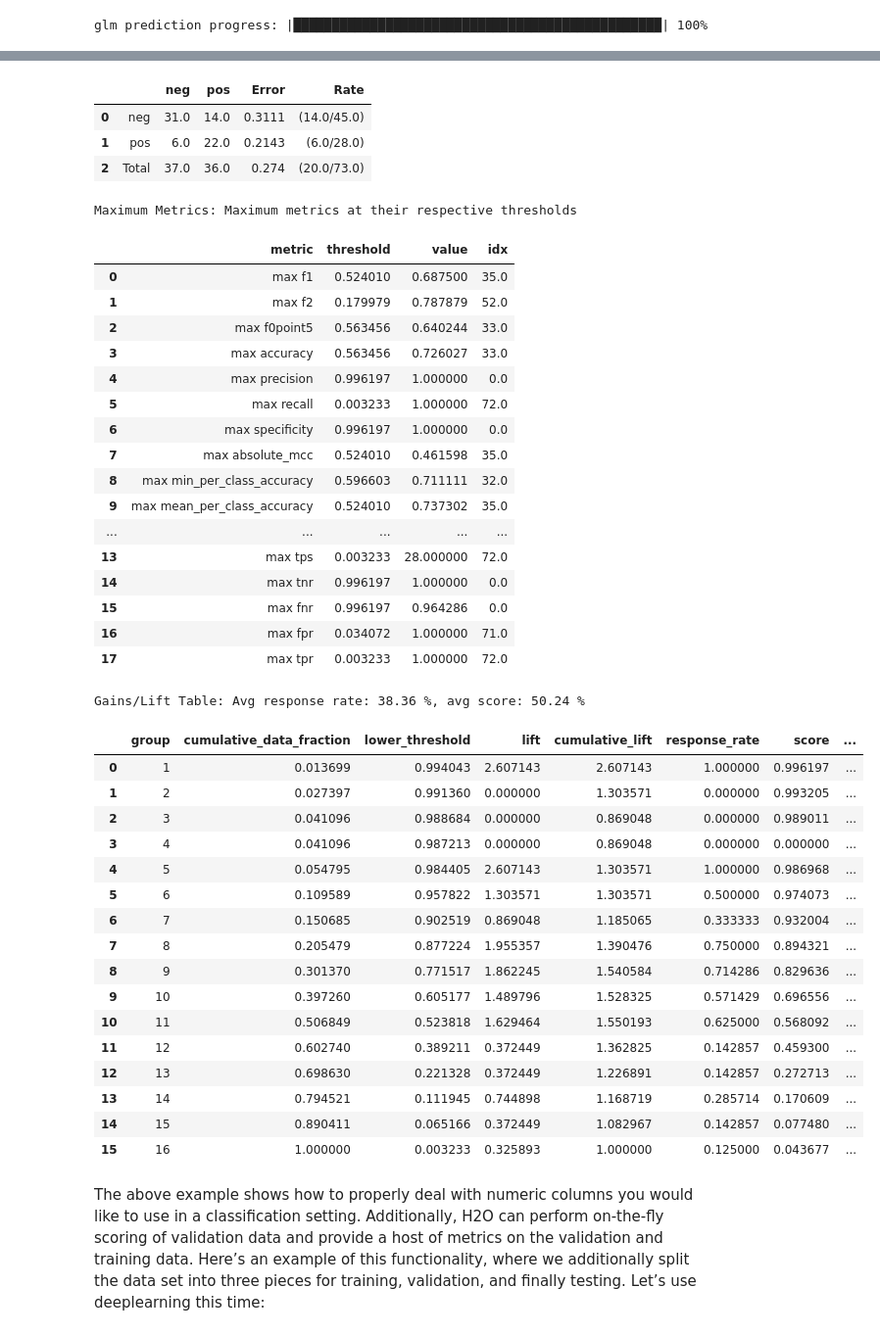
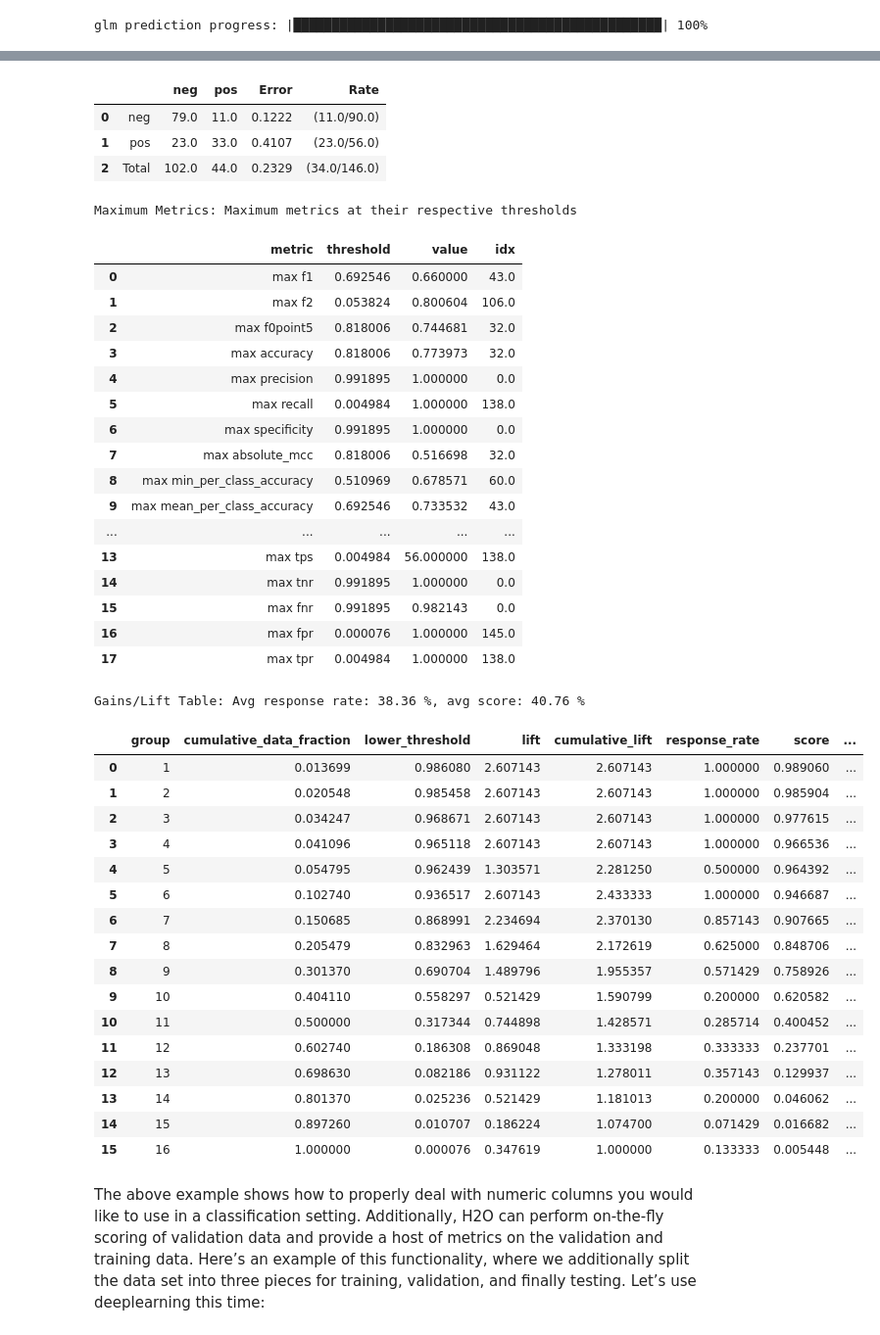
Before and after one commit to steviep42/bios_534, a Jupyter notebook: h2o.ipynb, the cells around one changed output, grey strips where cells are left out. Shown at 98% size. Saved outputs shown, nothing was run; the diff lists cells and outputs as text; code cells hidden in the pictures.

```diff
--- a/h2o.ipynb
+++ b/h2o.ipynb
@@ -335,5 +336,5 @@ Testing specificity [[0.9965191510181562, 1.0]]
 # %%
-m.model_performance(test_data=test)
+m.model_performance(test_data=pima_test)
 # %% [output]
 ModelMetricsBinomial: deeplearning
 ** Reported on test data. **
@@ -350,42 +351,42 @@ Confusion Matrix (Act/Pred) for max f1 @ threshold = 0.524010058049967:
 |  |  | neg | pos | Error | Rate |
-| 0 | neg | 31.0 | 14.0 | 0.3111 | (14.0/45.0) |
-| 1 | pos | 6.0 | 22.0 | 0.2143 | (6.0/28.0) |
-| 2 | Total | 37.0 | 36.0 | 0.274 | (20.0/73.0) |
+| 0 | neg | 79.0 | 11.0 | 0.1222 | (11.0/90.0) |
+| 1 | pos | 23.0 | 33.0 | 0.4107 | (23.0/56.0) |
+| 2 | Total | 102.0 | 44.0 | 0.2329 | (34.0/146.0) |
 Maximum Metrics: Maximum metrics at their respective thresholds
 |  | metric | threshold | value | idx |
-| 0 | max f1 | 0.524010 | 0.687500 | 35.0 |
-| 1 | max f2 | 0.179979 | 0.787879 | 52.0 |
-| 2 | max f0point5 | 0.563456 | 0.640244 | 33.0 |
-| 3 | max accuracy | 0.563456 | 0.726027 | 33.0 |
-| 4 | max precision | 0.996197 | 1.000000 | 0.0 |
-| 5 | max recall | 0.003233 | 1.000000 | 72.0 |
-| 6 | max specificity | 0.996197 | 1.000000 | 0.0 |
-| 7 | max absolute_mcc | 0.524010 | 0.461598 | 35.0 |
-| 8 | max min_per_class_accuracy | 0.596603 | 0.711111 | 32.0 |
-| 9 | max mean_per_class_accuracy | 0.524010 | 0.737302 | 35.0 |
+| 0 | max f1 | 0.692546 | 0.660000 | 43.0 |
+| 1 | max f2 | 0.053824 | 0.800604 | 106.0 |
+| 2 | max f0point5 | 0.818006 | 0.744681 | 32.0 |
+| 3 | max accuracy | 0.818006 | 0.773973 | 32.0 |
+| 4 | max precision | 0.991895 | 1.000000 | 0.0 |
+| 5 | max recall | 0.004984 | 1.000000 | 138.0 |
+| 6 | max specificity | 0.991895 | 1.000000 | 0.0 |
+| 7 | max absolute_mcc | 0.818006 | 0.516698 | 32.0 |
+| 8 | max min_per_class_accuracy | 0.510969 | 0.678571 | 60.0 |
+| 9 | max mean_per_class_accuracy | 0.692546 | 0.733532 | 43.0 |
 | ... | ... | ... | ... | ... |
-| 13 | max tps | 0.003233 | 28.000000 | 72.0 |
-| 14 | max tnr | 0.996197 | 1.000000 | 0.0 |
-| 15 | max fnr | 0.996197 | 0.964286 | 0.0 |
-| 16 | max fpr | 0.034072 | 1.000000 | 71.0 |
-| 17 | max tpr | 0.003233 | 1.000000 | 72.0 |
+| 13 | max tps | 0.004984 | 56.000000 | 138.0 |
+| 14 | max tnr | 0.991895 | 1.000000 | 0.0 |
+| 15 | max fnr | 0.991895 | 0.982143 | 0.0 |
+| 16 | max fpr | 0.000076 | 1.000000 | 145.0 |
+| 17 | max tpr | 0.004984 | 1.000000 | 138.0 |
-Gains/Lift Table: Avg response rate: 38.36 %, avg score: 50.24 %
+Gains/Lift Table: Avg response rate: 38.36 %, avg score: 40.76 %
 |  | group | cumulative_data_fraction | lower_threshold | lift | cumulative_lift | response_rate | score | ... |
-| 0 | 1 | 0.013699 | 0.994043 | 2.607143 | 2.607143 | 1.000000 | 0.996197 | ... |
-| 1 | 2 | 0.027397 | 0.991360 | 0.000000 | 1.303571 | 0.000000 | 0.993205 | ... |
-| 2 | 3 | 0.041096 | 0.988684 | 0.000000 | 0.869048 | 0.000000 | 0.989011 | ... |
-| 3 | 4 | 0.041096 | 0.987213 | 0.000000 | 0.869048 | 0.000000 | 0.000000 | ... |
-| 4 | 5 | 0.054795 | 0.984405 | 2.607143 | 1.303571 | 1.000000 | 0.986968 | ... |
-| 5 | 6 | 0.109589 | 0.957822 | 1.303571 | 1.303571 | 0.500000 | 0.974073 | ... |
-| 6 | 7 | 0.150685 | 0.902519 | 0.869048 | 1.185065 | 0.333333 | 0.932004 | ... |
-| 7 | 8 | 0.205479 | 0.877224 | 1.955357 | 1.390476 | 0.750000 | 0.894321 | ... |
-| 8 | 9 | 0.301370 | 0.771517 | 1.862245 | 1.540584 | 0.714286 | 0.829636 | ... |
-| 9 | 10 | 0.397260 | 0.605177 | 1.489796 | 1.528325 | 0.571429 | 0.696556 | ... |
-| 10 | 11 | 0.506849 | 0.523818 | 1.629464 | 1.550193 | 0.625000 | 0.568092 | ... |
-| 11 | 12 | 0.602740 | 0.389211 | 0.372449 | 1.362825 | 0.142857 | 0.459300 | ... |
-| 12 | 13 | 0.698630 | 0.221328 | 0.372449 | 1.226891 | 0.142857 | 0.272713 | ... |
-| 13 | 14 | 0.794521 | 0.111945 | 0.744898 | 1.168719 | 0.285714 | 0.170609 | ... |
-| 14 | 15 | 0.890411 | 0.065166 | 0.372449 | 1.082967 | 0.142857 | 0.077480 | ... |
-| 15 | 16 | 1.000000 | 0.003233 | 0.325893 | 1.000000 | 0.125000 | 0.043677 | ... |
+| 0 | 1 | 0.013699 | 0.986080 | 2.607143 | 2.607143 | 1.000000 | 0.989060 | ... |
+| 1 | 2 | 0.020548 | 0.985458 | 2.607143 | 2.607143 | 1.000000 | 0.985904 | ... |
+| 2 | 3 | 0.034247 | 0.968671 | 2.607143 | 2.607143 | 1.000000 | 0.977615 | ... |
+| 3 | 4 | 0.041096 | 0.965118 | 2.607143 | 2.607143 | 1.000000 | 0.966536 | ... |
+| 4 | 5 | 0.054795 | 0.962439 | 1.303571 | 2.281250 | 0.500000 | 0.964392 | ... |
+| 5 | 6 | 0.102740 | 0.936517 | 2.607143 | 2.433333 | 1.000000 | 0.946687 | ... |
+| 6 | 7 | 0.150685 | 0.868991 | 2.234694 | 2.370130 | 0.857143 | 0.907665 | ... |
+| 7 | 8 | 0.205479 | 0.832963 | 1.629464 | 2.172619 | 0.625000 | 0.848706 | ... |
+| 8 | 9 | 0.301370 | 0.690704 | 1.489796 | 1.955357 | 0.571429 | 0.758926 | ... |
+| 9 | 10 | 0.404110 | 0.558297 | 0.521429 | 1.590799 | 0.200000 | 0.620582 | ... |
+| 10 | 11 | 0.500000 | 0.317344 | 0.744898 | 1.428571 | 0.285714 | 0.400452 | ... |
+| 11 | 12 | 0.602740 | 0.186308 | 0.869048 | 1.333198 | 0.333333 | 0.237701 | ... |
+| 12 | 13 | 0.698630 | 0.082186 | 0.931122 | 1.278011 | 0.357143 | 0.129937 | ... |
+| 13 | 14 | 0.801370 | 0.025236 | 0.521429 | 1.181013 | 0.200000 | 0.046062 | ... |
+| 14 | 15 | 0.897260 | 0.010707 | 0.186224 | 1.074700 | 0.071429 | 0.016682 | ... |
+| 15 | 16 | 1.000000 | 0.000076 | 0.347619 | 1.000000 | 0.133333 | 0.005448 | ... |
 # %% [markdown]
 The above example shows how to properly deal with numeric columns you would like to use in a classification setting. Additionally, H2O can perform on-the-fly scoring of validation data and provide a host of metrics on the validation and training data. Here’s an example of this functionality, where we additionally split the data set into three pieces for training, validation, and finally testing. Let’s use deeplearning this time:
```
Also changed, not shown: parts of 11 cells of this notebook.
